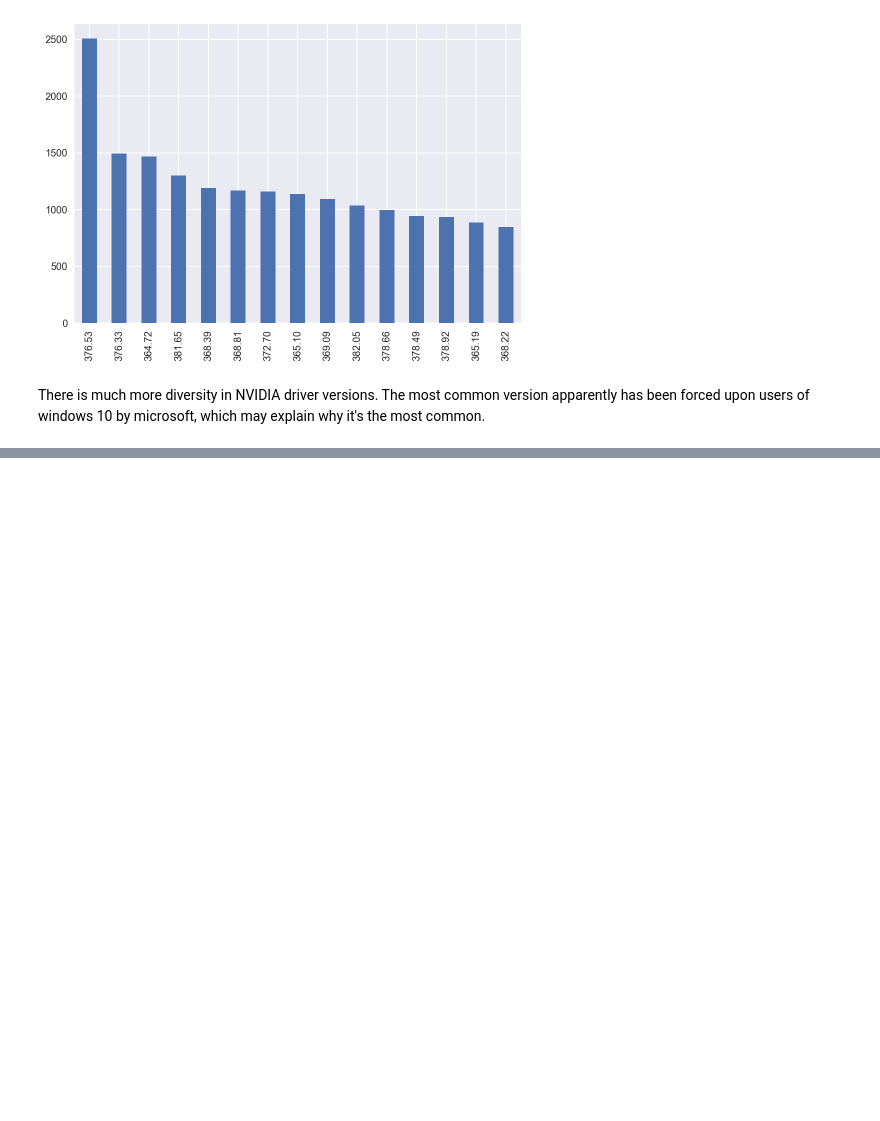
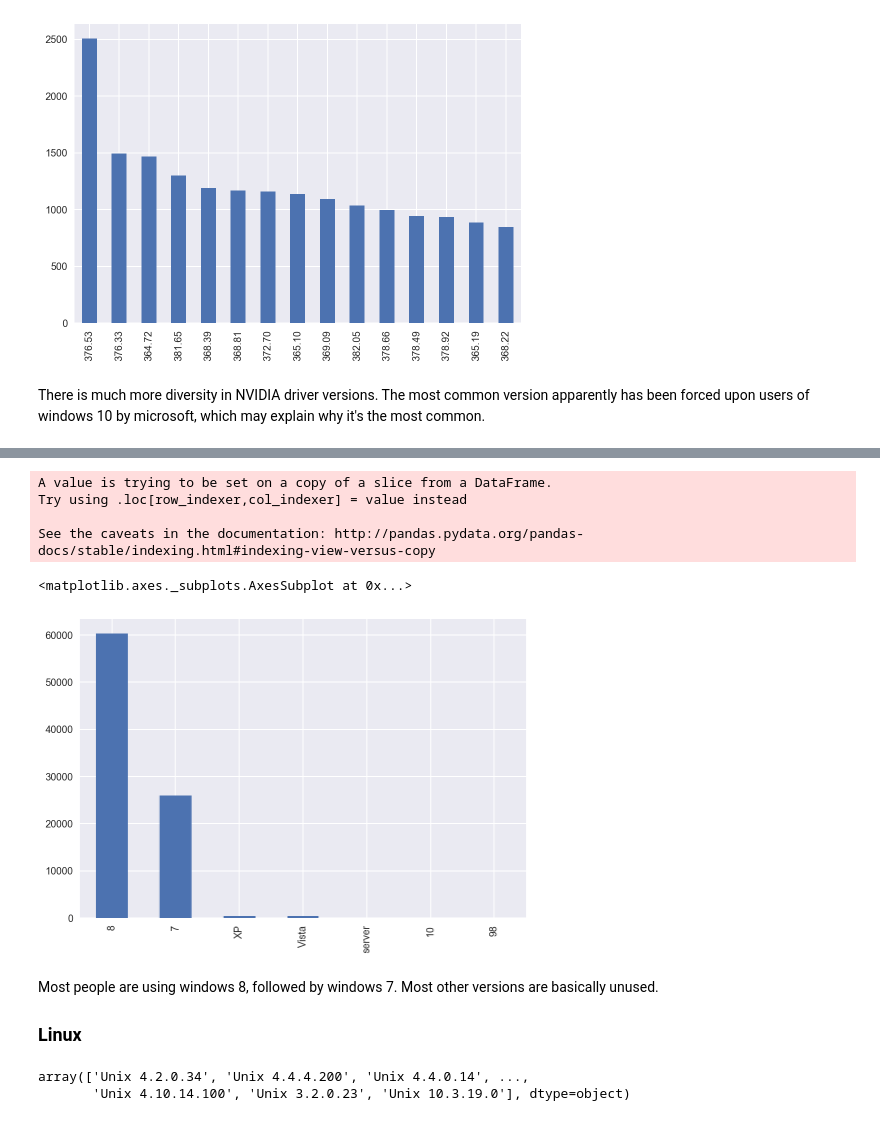
Before and after one commit to mindriot101/openra-analysis, a Jupyter notebook: new_ideas.ipynb, the cells around one changed output, grey strips where cells are left out. Drawn from its saved outputs; the diff is of its cells as text; code cells hidden in the pictures; blank space fills up the shorter version.

```diff
--- a/new_ideas.ipynb
+++ b/new_ideas.ipynb
@@ -410,0 +519,50 @@ There is much more diversity in NVIDIA driver versions. The most common version
+# %%
+def classify_windows_version(version_str):
+    v = version_str.replace('Microsoft Windows NT ', '')
+    major, minor = tuple(map(int, v.split('.')[:2]))
+    if major == 4:
+        if minor == 0:
+            return '95'
+        elif minor == 10:
+            return '98'
+        elif minor == 90:
+            return 'ME'
+    elif major == 5:
+        if minor == 1:
+            return 'XP'
+        elif minor == 2:
+            return 'server'
+    elif major == 6:
+        if minor == 0:
+            return 'Vista'
+        elif minor == 1:
+            return '7'
+        elif minor == 2:
+            return '8'
+        elif minor == 3:
+            return '8.1'
+    elif major == 10:
+        return '10'
+    else:
+        raise ValueError('Unknown version string: {}'.format(version_str))
+
+windows['windows_version'] = windows['os'].apply(classify_windows_version)
+# %% [output]
+A value is trying to be set on a copy of a slice from a DataFrame.
+Try using .loc[row_indexer,col_indexer] = value instead
+
+See the caveats in the documentation: http://pandas.pydata.org/pandas-docs/stable/indexing.html#indexing-view-versus-copy
+# %%
+windows['windows_version'].value_counts().plot.bar()
+# %% [output]
+<matplotlib.axes._subplots.AxesSubplot at 0x...>
+[figure, added]
+# %% [markdown]
+Most people are using windows 8, followed by windows 7. Most other versions are basically unused.
+
+### Linux
+# %%
+linux['os'].unique()
+# %% [output]
+array(['Unix 4.2.0.34', 'Unix 4.4.4.200', 'Unix 4.4.0.14', ...,
+       'Unix 4.10.14.100', 'Unix 3.2.0.23', 'Unix 10.3.19.0'], dtype=object)
```
Also changed, not shown: parts of 10 cells of this notebook.
